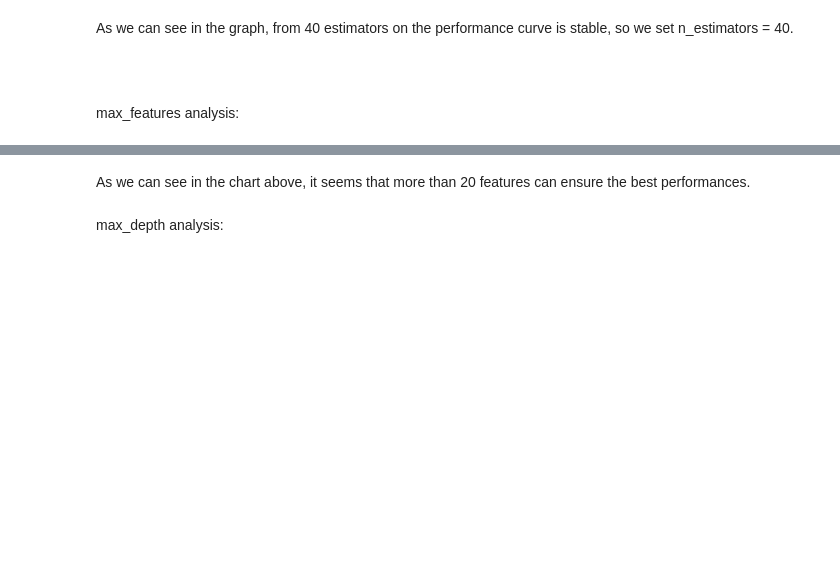
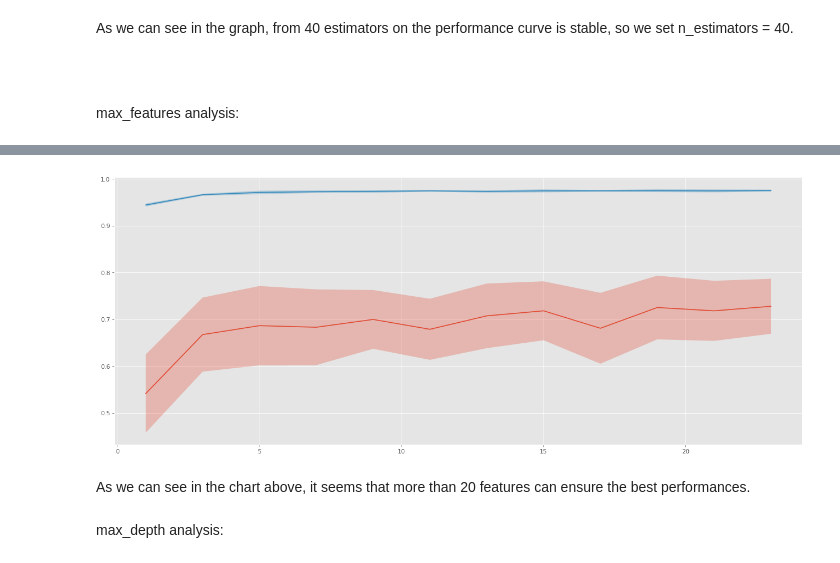
Before and after one commit to mirkomantovani/DMTM-project-BIP, a Jupyter notebook: 5.3_Model_RFR_on_prep.ipynb, the cells around one changed output, grey strips where cells are left out. Saved outputs shown, nothing was run; the diff lists cells and outputs as text; code cells hidden in the pictures; blank space fills up the shorter version.

```diff
--- a/5.3_Model_RFR_on_prep.ipynb
+++ b/5.3_Model_RFR_on_prep.ipynb
@@ -204,7 +247,7 @@ As we can see in the graph, from 40 estimators on the performance curve is stabl
 # %% [markdown]
 max_features analysis:
 # %%
-params = range(1, 35,2)
+params = range(1, 25,2)
 # %%
 if tune_parameters:
     from sklearn.ensemble import RandomForestRegressor
@@ -214,13 +294,21 @@ if tune_parameters:
 # %%
+%matplotlib inline
+plt.style.use('ggplot')
+plt.rcParams['figure.figsize'] = (15, 6)
+plt.rcParams['figure.figsize'] = [20.0,8.0]
+plt.rcParams['figure.dpi']=80
+
 if tune_parameters:
     scores_mean = scores.mean(axis=1)
     scores_std = scores.std(axis=1)
     tst_scr_mean = tst_scr.mean(axis=1)
     tst_scr_std = tst_scr.std(axis=1)
     plt.plot(params, tst_scr_mean)
     plt.fill_between(params, tst_scr_mean + tst_scr_std, tst_scr_mean - tst_scr_std, alpha=0.3)
     plt.plot(params, scores_mean)
     plt.fill_between(params, scores_mean + scores_std, scores_mean - scores_std, alpha=0.3)
+# %% [output]
+[figure, added]
 # %% [markdown]
 As we can see in the chart above, it seems that more than 20 features can ensure the best performances.
 # %% [markdown]
```
Also changed, not shown: parts of 22 cells of this notebook, 2 other files.
